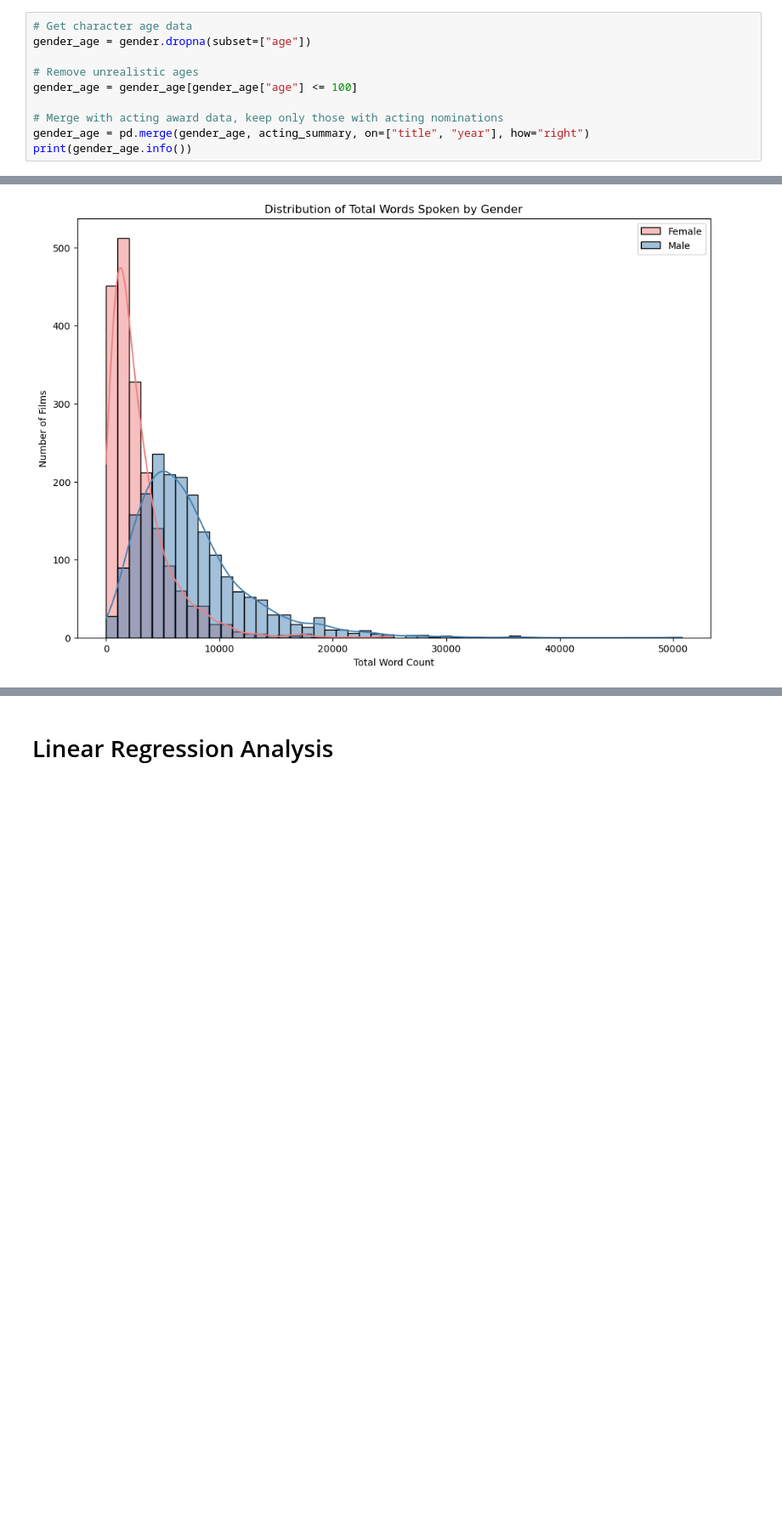
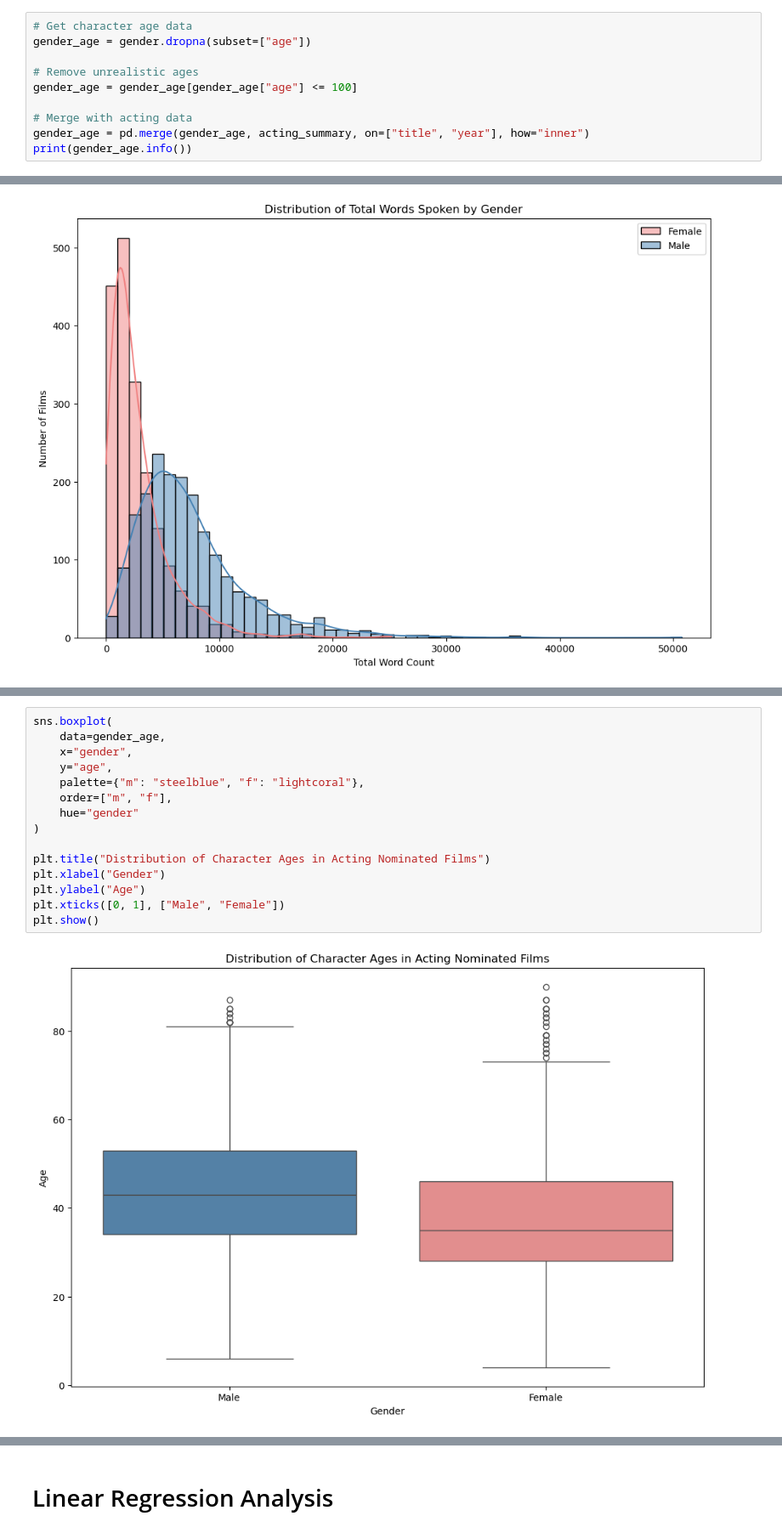
Before and after one commit to stephbc/DATA698_MastersResearchProject, a Jupyter notebook: data1.ipynb, the cells around one changed output, grey strips where cells are left out. Shown at 85% size. Saved outputs shown, nothing was run; the diff lists cells and outputs as text; blank space fills up the shorter version.

```diff
--- a/data1.ipynb
+++ b/data1.ipynb
@@ -349,8 +345,8 @@ gender_age = gender.dropna(subset=["age"])
 # Remove unrealistic ages
 gender_age = gender_age[gender_age["age"] <= 100]
 
-# Merge with acting award data, keep only those with acting nominations
-gender_age = pd.merge(gender_age, acting_summary, on=["title", "year"], how="right")
+# Merge with acting data
+gender_age = pd.merge(gender_age, acting_summary, on=["title", "year"], how="inner")
 print(gender_age.info())
 # %% [output]
 <class 'pandas.core.frame.DataFrame'>
@@ -508,3 +470,20 @@ plt.show()
+# %%
+sns.boxplot(
+    data=gender_age,
+    x="gender",
+    y="age",
+    palette={"m": "steelblue", "f": "lightcoral"},
+    order=["m", "f"],
+    hue="gender"
+)
+
+plt.title("Distribution of Character Ages in Acting Nominated Films")
+plt.xlabel("Gender")
+plt.ylabel("Age")
+plt.xticks([0, 1], ["Male", "Female"])
+plt.show()
+# %% [output]
+[figure, added]
 # %%
 # oscar_age = pd.merge(gender_age.iloc[:, 0:6], acting_summary, on=["title", "year"], how="inner")
 # # print(oscar_age.columns)
```
Also changed, not shown: parts of 30 cells of this notebook, 3 other files.
